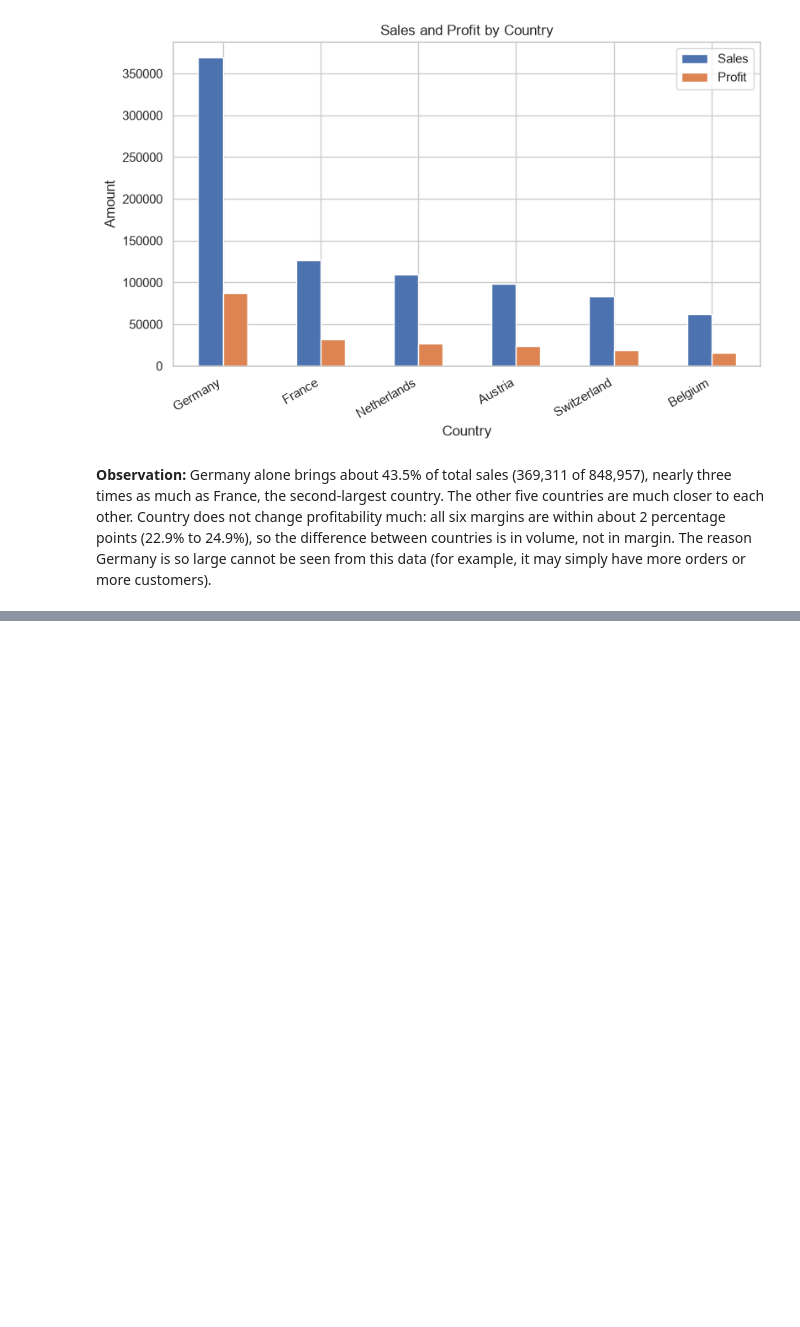
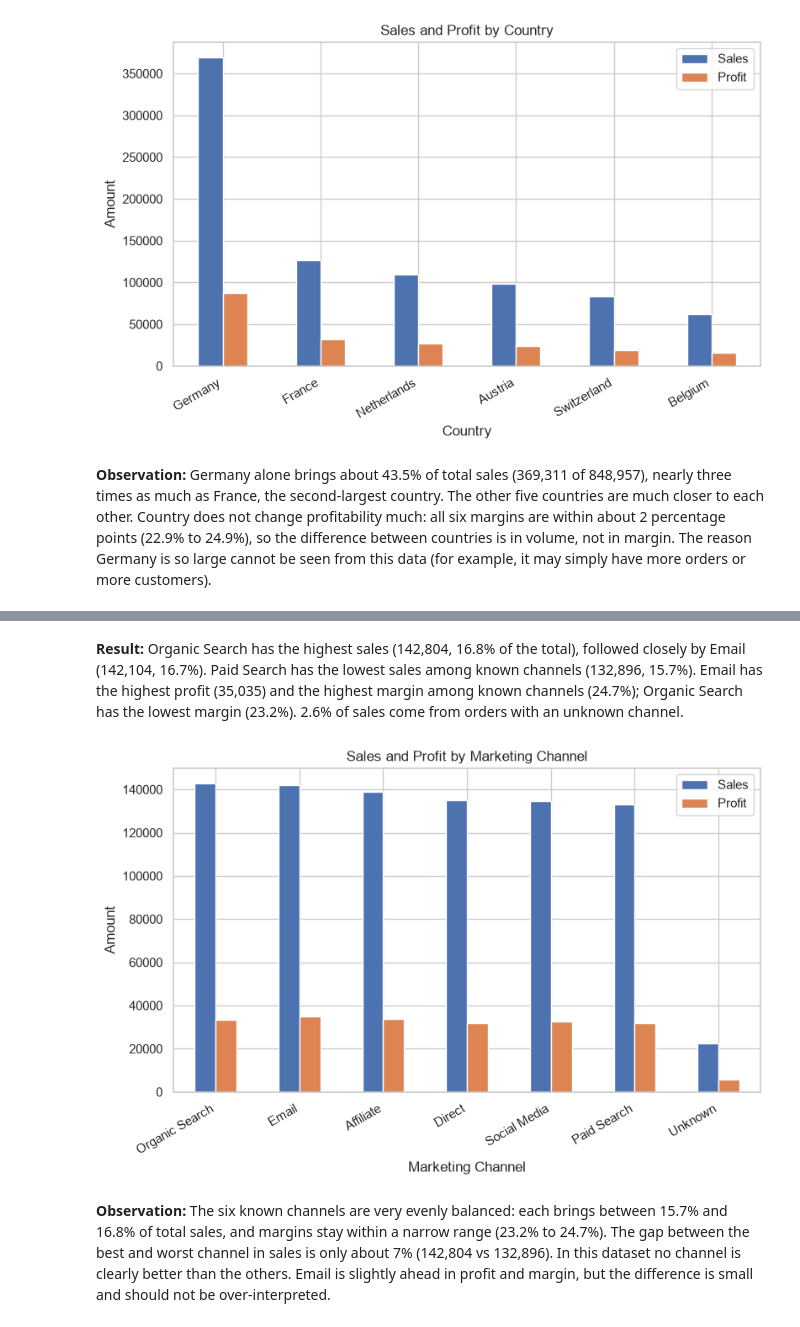
Before and after one commit to ariful3551/Ecommerce-Orders-Analysis, a Jupyter notebook: notebooks/03_eda_visualization.ipynb, the cells around one changed output, grey strips where cells are left out. Cells and saved outputs as stored; diff of their text form; code cells hidden in the pictures; blank space fills up the shorter version.

Commit message:
Add sales and profit by marketing channel

```diff
--- a/notebooks/03_eda_visualization.ipynb
+++ b/notebooks/03_eda_visualization.ipynb
@@ -222,0 +226,3 @@ plt.show()
+# %%
+channel_summary = summarize("Marketing_Channel")
+channel_summary
@@ -222,0 +239,14 @@ plt.show()
+# %% [markdown]
+**Result:** Organic Search has the highest sales (142,804, 16.8% of the total), followed closely by Email (142,104, 16.7%). Paid Search has the lowest sales among known channels (132,896, 15.7%). Email has the highest profit (35,035) and the highest margin among known channels (24.7%); Organic Search has the lowest margin (23.2%). 2.6% of sales come from orders with an unknown channel.
+# %%
+ax = channel_summary[["Sales", "Profit"]].plot(kind="bar")
+ax.set_title("Sales and Profit by Marketing Channel")
+ax.set_xlabel("Marketing Channel")
+ax.set_ylabel("Amount")
+plt.xticks(rotation=30, ha="right")
+plt.savefig("../reports/figures/04_sales_profit_by_channel.png", dpi=150, bbox_inches="tight")
+plt.show()
+# %% [output]
+[figure, added]
+# %% [markdown]
+**Observation:** The six known channels are very evenly balanced: each brings between 15.7% and 16.8% of total sales, and margins stay within a narrow range (23.2% to 24.7%). The gap between the best and worst channel in sales is only about 7% (142,804 vs 132,896). In this dataset no channel is clearly better than the others. Email is slightly ahead in profit and margin, but the difference is small and should not be over-interpreted.
```
Also changed, not shown: parts of 2 cells of this notebook, 1 other file.
